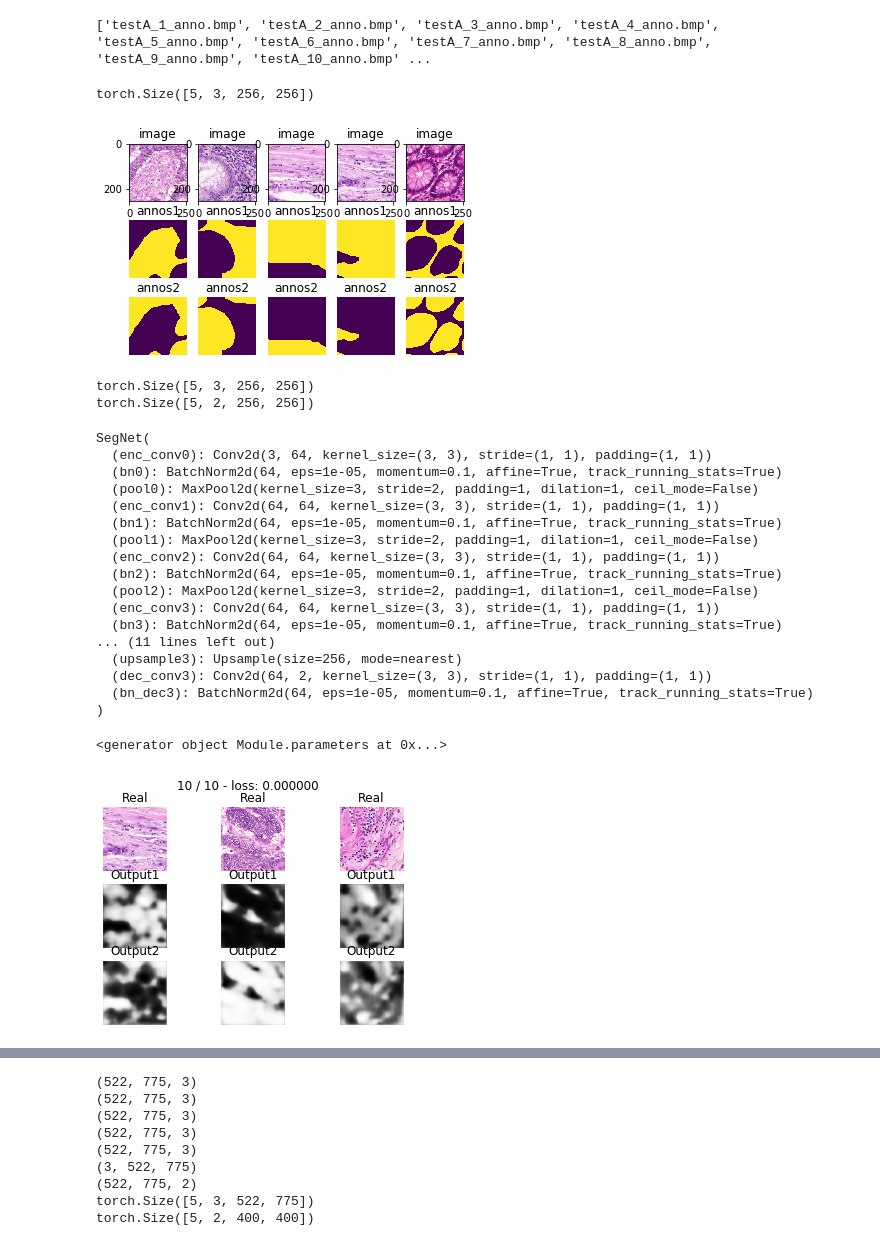
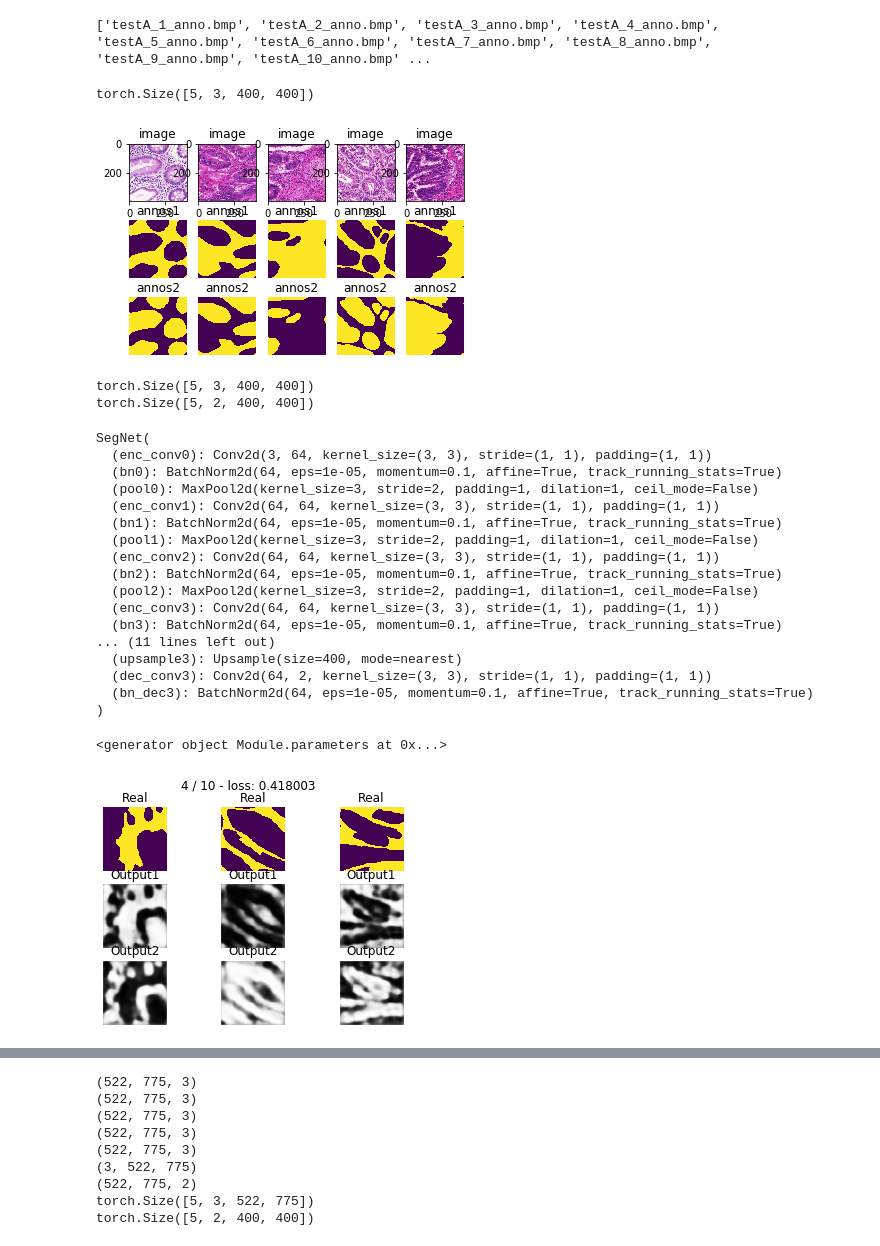
Before and after one commit to hannaLyu/Deep-learning-project, a Jupyter notebook: Segmentation.ipynb, the cells around one changed output, grey strips where cells are left out. Saved outputs shown, nothing was run; the diff lists cells and outputs as text; code cells hidden in the pictures.

```diff
--- a/Segmentation.ipynb
+++ b/Segmentation.ipynb
@@ -213,8 +214,8 @@ def batch_generator(img_list, anno_list, batch_size, num_of_classes=2,transform=
 
 
 
-path_to_images = 'C:\\Users\\s182354\\Downloads\\Segmentation.ipynb\\train\\cropped\\raw'
-path_to_annotations = 'C:\\Users\\s182354\\Downloads\\Segmentation.ipynb\\train\\cropped\\anno'
+path_to_images = 'C:\\Users\\炸酱面\\Downloads\\project\\train\\cropped\\raw'
+path_to_annotations = 'C:\\Users\\炸酱面\\Downloads\\project\\train\\cropped\\anno'
 img_list = sorted(trainset)
 anno_list = sorted(trainmask)
 img_list = glob.glob(path_to_images+os.sep+"*.png")
@@ -244,8 +245,8 @@ for k in range(batch_size):
     plt.title('annos2')
     plt.axis('off')
 # %% [output]
-torch.Size([5, 3, 256, 256])
+torch.Size([5, 3, 400, 400])
-[figure, old version]
+[figure, new version]
 # %%
 #check batch and show some data
 
@@ -260,8 +261,8 @@ print(annos.shape)
 # plt.imshow()
 # plt.imshow(images[1,:,:,:])
 # %% [output]
-torch.Size([5, 3, 256, 256])
-torch.Size([5, 2, 256, 256])
+torch.Size([5, 3, 400, 400])
+torch.Size([5, 2, 400, 400])
 # %%
 
 class SegNet(nn.Module):
@@ -295,7 +296,7 @@ class SegNet(nn.Module):
         self.upsample2 = nn.Upsample(128)  # 64 -> 128
         self.dec_conv2 = nn.Conv2d(64, 64, 3, padding=1)
         self.bn_dec2=nn.BatchNorm2d(64)
-        self.upsample3 = nn.Upsample(256)  # 128 -> 256
+        self.upsample3 = nn.Upsample(400)  # 128 -> 256
         self.dec_conv3 = nn.Conv2d(64, 2, 3, padding=1)
         self.bn_dec3=nn.BatchNorm2d(64)
     def forward(self, x):
@@ -332,7 +333,7 @@ SegNet(
   (enc_conv3): Conv2d(64, 64, kernel_size=(3, 3), stride=(1, 1), padding=(1, 1))
   (bn3): BatchNorm2d(64, eps=1e-05, momentum=0.1, affine=True, track_running_stats=True)
 ... (11 lines left out)
-  (upsample3): Upsample(size=256, mode=nearest)
+  (upsample3): Upsample(size=400, mode=nearest)
   (dec_conv3): Conv2d(64, 2, kernel_size=(3, 3), stride=(1, 1), padding=(1, 1))
   (bn_dec3): BatchNorm2d(64, eps=1e-05, momentum=0.1, affine=True, track_running_stats=True)
 )
@@ -376,34 +377,34 @@ for epoch in range(num_epoch):
         if step < 34:
             print('[%d, %5d] loss: %.3f' %
                   (epoch + 1, step + 1, running_loss / batch_size))
         running_loss = 0.0
-#       avg_loss += loss / steps
+        avg_loss += loss / steps
     print(' -- loss: %f' % avg_loss)
 
 
 
     Y_hat = F.sigmoid(net(images)).detach().cpu()
     clear_output(wait=True)
-    imshow=images.permute(0,2,3,1)
+    imshow=annos.permute(0,2,3,1)
     outshow=Y_hat.permute(0,2,3,1)
 
     for k in range(3):
         plt.subplot(3, 3, k+1)
-        plt.imshow(imshow[k,:,:,:])
+        plt.imshow(imshow[k,:,:,0])
         plt.title('Real')
         plt.axis('off')
 
         plt.subplot(3, 3, k+4)
         plt.imshow(outshow[k,:,:,0].detach().numpy(), cmap='gray')
         plt.title('Output1')
         plt.axis('off')
 
         plt.subplot(3,3,k+7)
         plt.imshow(outshow[k,:,:,1].detach().numpy(), cmap='gray')
         plt.title('Output2')
         plt.axis('off')
     plt.suptitle('%d / %d - loss: %f' % (epoch+1, num_epoch, avg_loss))
     plt.show()
 print('Finished Training')
 # %% [output]
-[figure, old version]
+[figure, new version]
```
Also changed, not shown: parts of 3 cells of this notebook.
